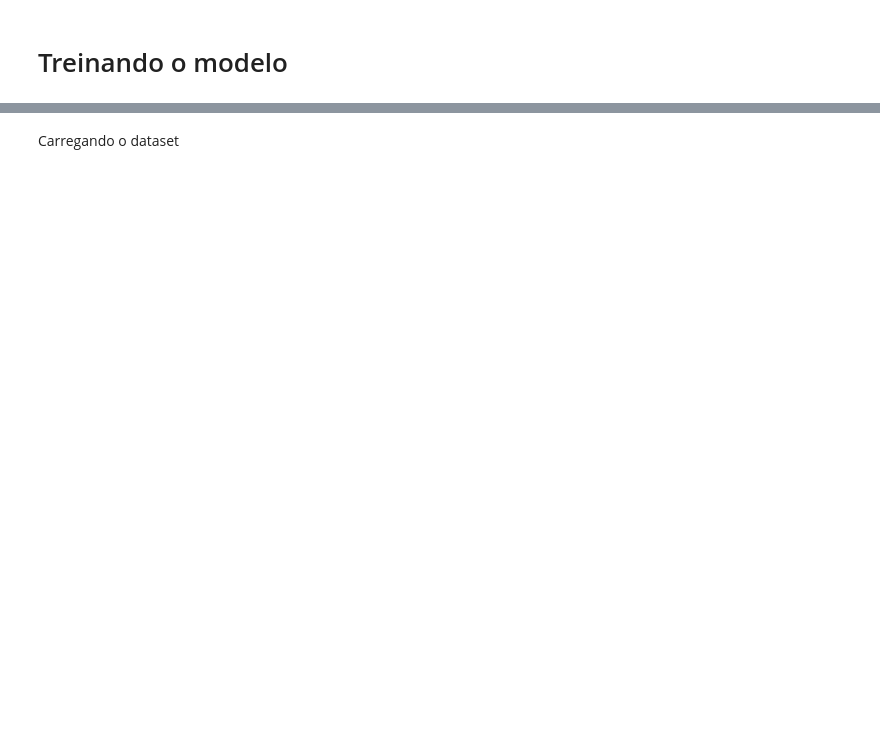
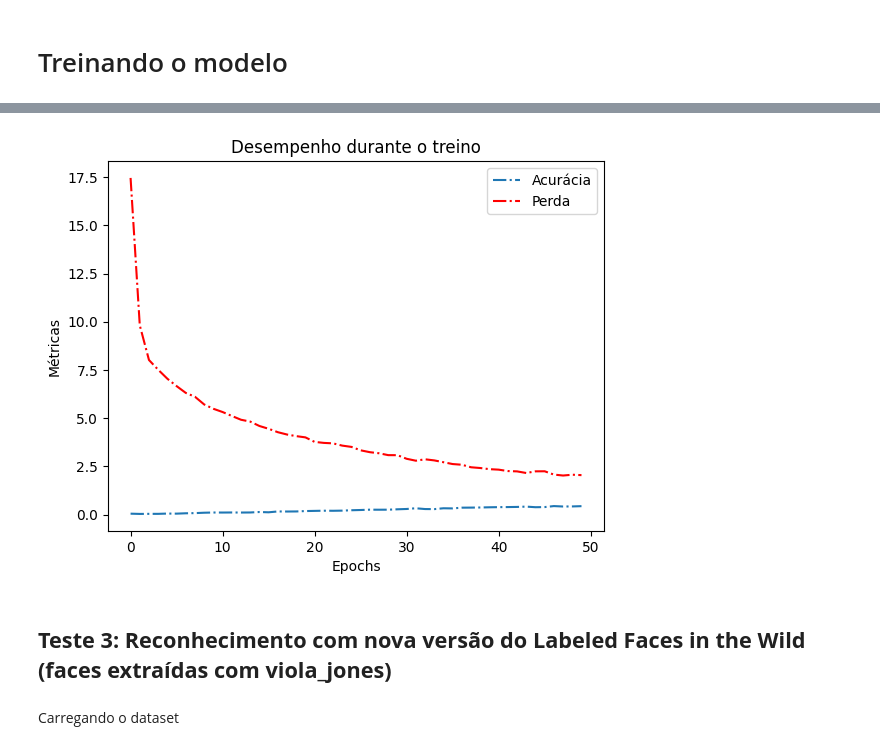
Before and after one commit to proguimador1/facial-recognition, a Jupyter notebook: reconhecimento_facial.ipynb, the cells around one changed output, grey strips where cells are left out. Saved outputs shown, nothing was run; the diff lists cells and outputs as text; code cells hidden in the pictures; blank space fills up the shorter version.

```diff
--- a/reconhecimento_facial.ipynb
+++ b/reconhecimento_facial.ipynb
@@ -135,4 +90,0 @@ Normalizando os pixels
-# %%
-for image in images:
-  image = minmax_scale(image)
-  #print(image)
@@ -284,0 +241,23 @@ Model: "sequential"
+# %%
+aux = base_model.layers[-2].output
+# The output Dense layer should have a number of neurons equal to the number of unique classes.
+# len(set(new_labels)) gives the count of unique classes.
+new_output = Dense(len(set(new_labels)), activation='softmax')(aux)
+new_model = keras.Model(inputs=base_model.layers[0].input, outputs=new_output)
+
+for layer in new_model.layers[:-1]:
+    layer.trainable = False
+# %%
+x_train, x_test, y_train, y_test = train_test_split(new_images, new_labels,
+                                                    test_size=0.2,
+                                                    random_state = 6)
+
+new_model.compile(optimizer='adam', loss='sparse_categorical_crossentropy',
+                  metrics=['accuracy'])
+
+history = new_model.fit(x_train, y_train, epochs=70)
+
+test_loss, test_acc = new_model.evaluate(x_test, y_test, verbose=0)
+
+print(f'Acurácia: {test_acc}')
+print(f'Perda: {test_loss}')
@@ -285,3 +282,22 @@ Model: "sequential"
+# %%
+history_dict = history.history
+loss_values = history_dict['loss']
+acc_values = history_dict['accuracy']
+
+plt.plot(acc_values, '-.',label ='Acurácia')
+plt.plot(loss_values, '-.',label ='Perda', color='red')
+
+#plt.ylim(0, 2)
+
+plt.xlabel('Epochs')
+plt.ylabel('Métricas')
+plt.legend()
+plt.title('Desempenho durante o treino')
+plt.show()
+# %% [output]
+[figure, added]
+# %% [markdown]
+## **Teste 3: Reconhecimento com nova versão do Labeled Faces in the Wild (faces extraídas com viola_jones)**
 # %% [markdown]
 Carregando o dataset
 # %%
```
Also changed, not shown: parts of 42 cells of this notebook.
